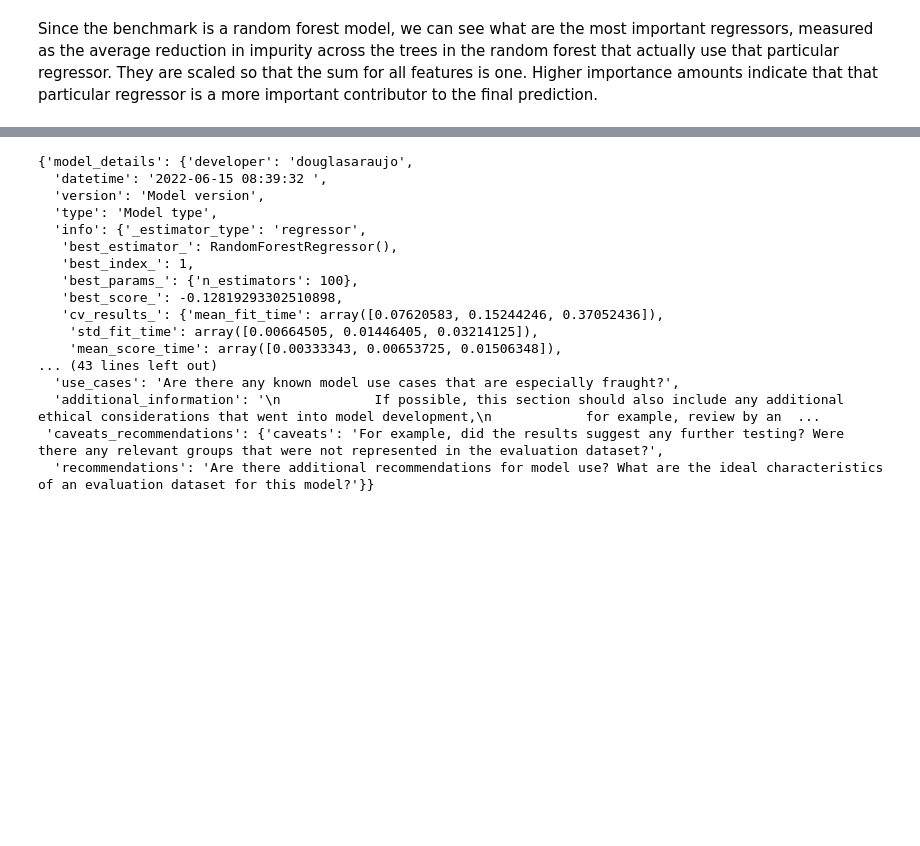
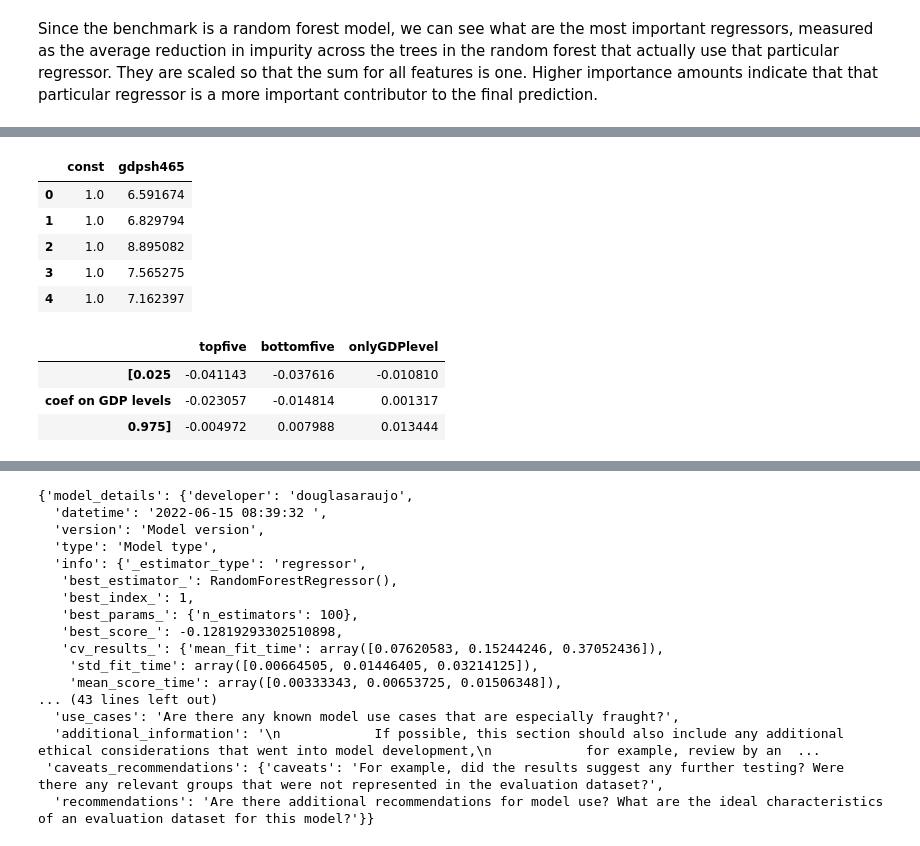
Before and after one commit to dkgaraujo/gingado, a Jupyter notebook: 01_BarroLee1994.ipynb, the cells around one changed output, grey strips where cells are left out. Saved outputs shown, nothing was run; the diff lists cells and outputs as text; code cells hidden in the pictures; blank space fills up the shorter version.

```diff
--- a/01_BarroLee1994.ipynb
+++ b/01_BarroLee1994.ipynb
@@ -195,0 +259,11 @@ Importantly, the benchmark already has some baseline documentation set up. If th
+# %%
+#collapse_output
+X_onlyGDPlevel = sm.add_constant(X[gdp_level])
+X_onlyGDPlevel.head()
+# %% [output]
+|  | const | gdpsh465 |
+| 0 | 1.0 | 6.591674 |
+| 1 | 1.0 | 6.829794 |
+| 2 | 1.0 | 8.895082 |
+| 3 | 1.0 | 7.565275 |
+| 4 | 1.0 | 7.162397 |
@@ -195,0 +276,11 @@ Importantly, the benchmark already has some baseline documentation set up. If th
+# %%
+coefs = pd.DataFrame({name: model.conf_int().loc[gdp_level] for name, model in models.items()})
+coefs.loc[0.5] = [model.params[gdp_level] for _, model in models.items()]
+coefs = coefs.sort_index().reset_index(drop=True)
+coefs.index = ['[0.025', 'coef on GDP levels', '0.975]']
+coefs
+# %% [output]
+|  | topfive | bottomfive | onlyGDPlevel |
+| [0.025 | -0.041143 | -0.037616 | -0.010810 |
+| coef on GDP levels | -0.023057 | -0.014814 | 0.001317 |
+| 0.975] | -0.004972 | 0.007988 | 0.013444 |
```
Also changed, not shown: parts of 23 cells of this notebook, 1 other file.
